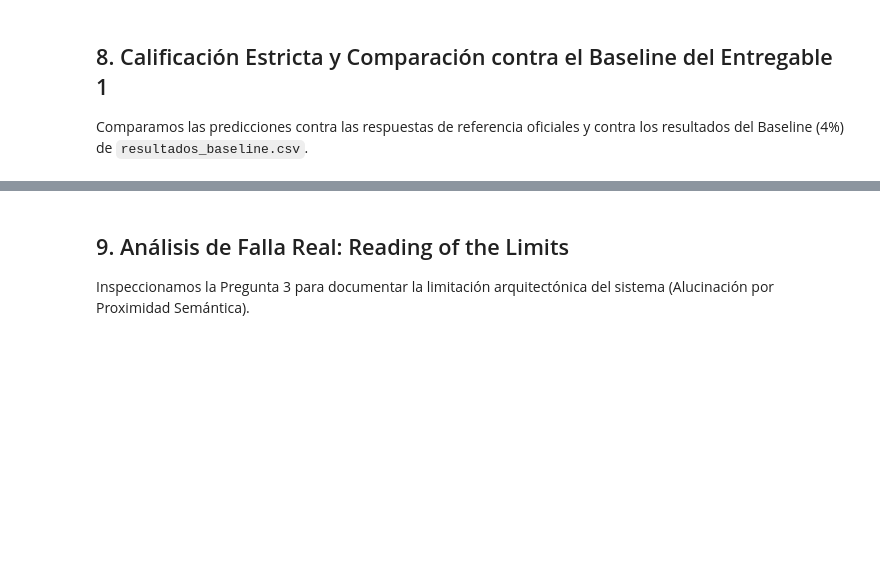
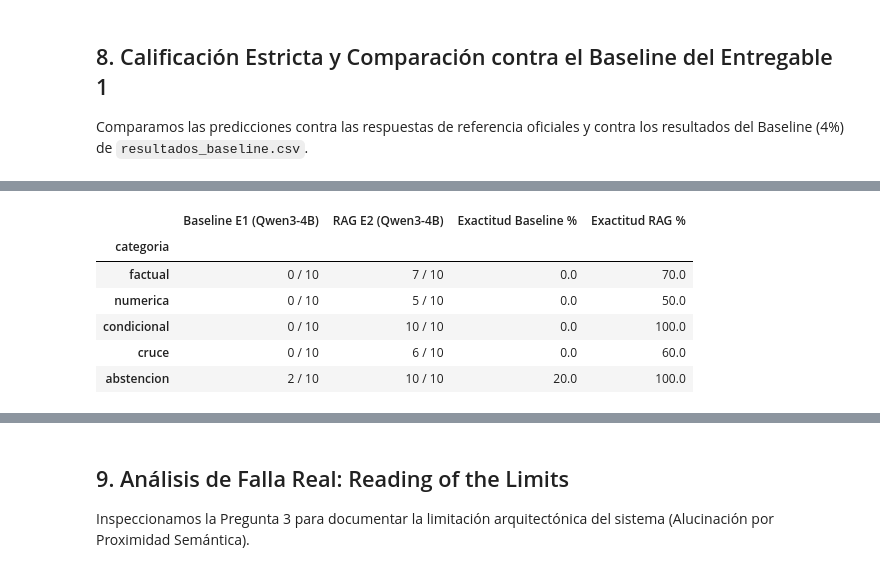
Before and after one commit to Pacortes2021/GENERATIVE-ARTIFICIAL-INTELLIGENCE-DELIVERABLE-1, a Jupyter notebook: rag_normativa_ingenieria_4b.ipynb, the cells around one changed output, grey strips where cells are left out. Saved outputs shown, nothing was run; the diff lists cells and outputs as text; code cells hidden in the pictures; blank space fills up the shorter version.

```diff
--- a/rag_normativa_ingenieria_4b.ipynb
+++ b/rag_normativa_ingenieria_4b.ipynb
@@ -269,0 +213,74 @@ Exactitud Global RAG:      18/50 (36.0%)
+# %%
+import re
+import pandas as pd
+
+df_rag = pd.DataFrame(resultados_eval)
+df_baseline = pd.read_csv("resultados_baseline.csv")
+
+def calificar_robusto(row):
+    pred = str(row["prediccion_rag"]).lower().strip()
+    gold_dato = str(row["gold_dato"]).lower().strip()
+    gold_fuente = str(row["gold_fuente"]).lower().strip()
+    cat = row["categoria"]
+
+    # 1. Regla de Abstención (Criterio Estricto)
+    if cat == "abstencion":
+        return any(term in pred for term in [
+            "no está en la normativa", "ninguna", "no contempla",
+            "no existe", "premisa falsa", "inexistente"
+        ])
+
+    # 2. Evaluación de Cita / Fuente Normativa
+    art_nums_gold = re.findall(r'art(?:[íi]culo)?\.?\s*(\d+)', gold_fuente)
+    es_calendario = "cal" in gold_fuente or "calendario" in gold_fuente
+
+    fuente_ok = False
+    if art_nums_gold:
+        # Verifica si alguno de los artículos requeridos fue citado por el modelo
+        for num in art_nums_gold:
+            if re.search(rf'art(?:[íi]culo)?\.?\s*{num}\b', pred) or f'[{num}' in pred or f'{num}°' in pred:
+                fuente_ok = True
+                break
+    elif es_calendario:
+        fuente_ok = any(term in pred for term in ["calendario", "cal", "semestre", "2026"])
+    else:
+        fuente_ok = gold_fuente[:10] in pred
+
+    # 3. Evaluación de Dato / Respuesta Numérica o Factual
+    dato_clean = re.sub(r'[^\w\s,\.]', ' ', gold_dato)
+    tokens = [w for w in re.split(r'[\s,\.]+', dato_clean) if len(w) >= 3 and w not in ["para", "cada", "este", "esta", "como"]]
+
+    dato_ok = (gold_dato in pred) or any(t in pred for t in tokens)
+
+    return dato_ok and fuente_ok
+
+# Aplicar calificación robusta
+df_rag["acierto_rag"] = df_rag.apply(calificar_robusto, axis=1)
+
+if "acierto" in df_baseline.columns:
+    df_baseline["acierto_base"] = df_baseline["acierto"]
+else:
+    df_baseline["acierto_base"] = df_baseline["correcto"].str.lower().isin(["si", "sí"])
+
+# Resumen comparativo por categoría
+res_rag = df_rag.groupby("categoria")["acierto_rag"].agg(["sum", "count"])
+res_base = df_baseline.groupby("categoria")["acierto_base"].agg(["sum", "count"])
+
+resumen = pd.DataFrame({
+    "Baseline E1 (Qwen3-4B)": res_base["sum"].astype(str) + " / " + res_base["count"].astype(str),
+    "RAG E2 (Qwen3-4B)": res_rag["sum"].astype(str) + " / " + res_rag["count"].astype(str),
+    "Exactitud Baseline %": (100 * res_base["sum"] / res_base["count"]).round(1),
+    "Exactitud RAG %": (100 * res_rag["sum"] / res_rag["count"]).round(1)
+})
+
+orden = ["factual", "numerica", "condicional", "cruce", "abstencion"]
+resumen = resumen.reindex(orden)
+
+print("=== TABLA COMPARATIVA OFICIAL: BASELINE vs RAG (QWEN3-4B en T4) ===")
+display(resumen)
+
+total_base = int(df_baseline["acierto_base"].sum())
+total_rag = int(df_rag["acierto_rag"].sum())
+print(f"\nExactitud Global Baseline: {total_base}/50 ({round(100*total_base/50, 1)}%)")
+print(f"Exactitud Global RAG:      {total_rag}/50 ({round(100*total_rag/50, 1)}%)")
+# %% [output]
@@ -269,0 +288,7 @@ Exactitud Global RAG:      18/50 (36.0%)
+|  | Baseline E1 (Qwen3-4B) | RAG E2 (Qwen3-4B) | Exactitud Baseline % | Exactitud RAG % |
+| categoria |  |  |  |  |
+| factual | 0 / 10 | 7 / 10 | 0.0 | 70.0 |
+| numerica | 0 / 10 | 5 / 10 | 0.0 | 50.0 |
+| condicional | 0 / 10 | 10 / 10 | 0.0 | 100.0 |
+| cruce | 0 / 10 | 6 / 10 | 0.0 | 60.0 |
+| abstencion | 2 / 10 | 10 / 10 | 20.0 | 100.0 |
```
Also changed, not shown: parts of 5 cells of this notebook.
